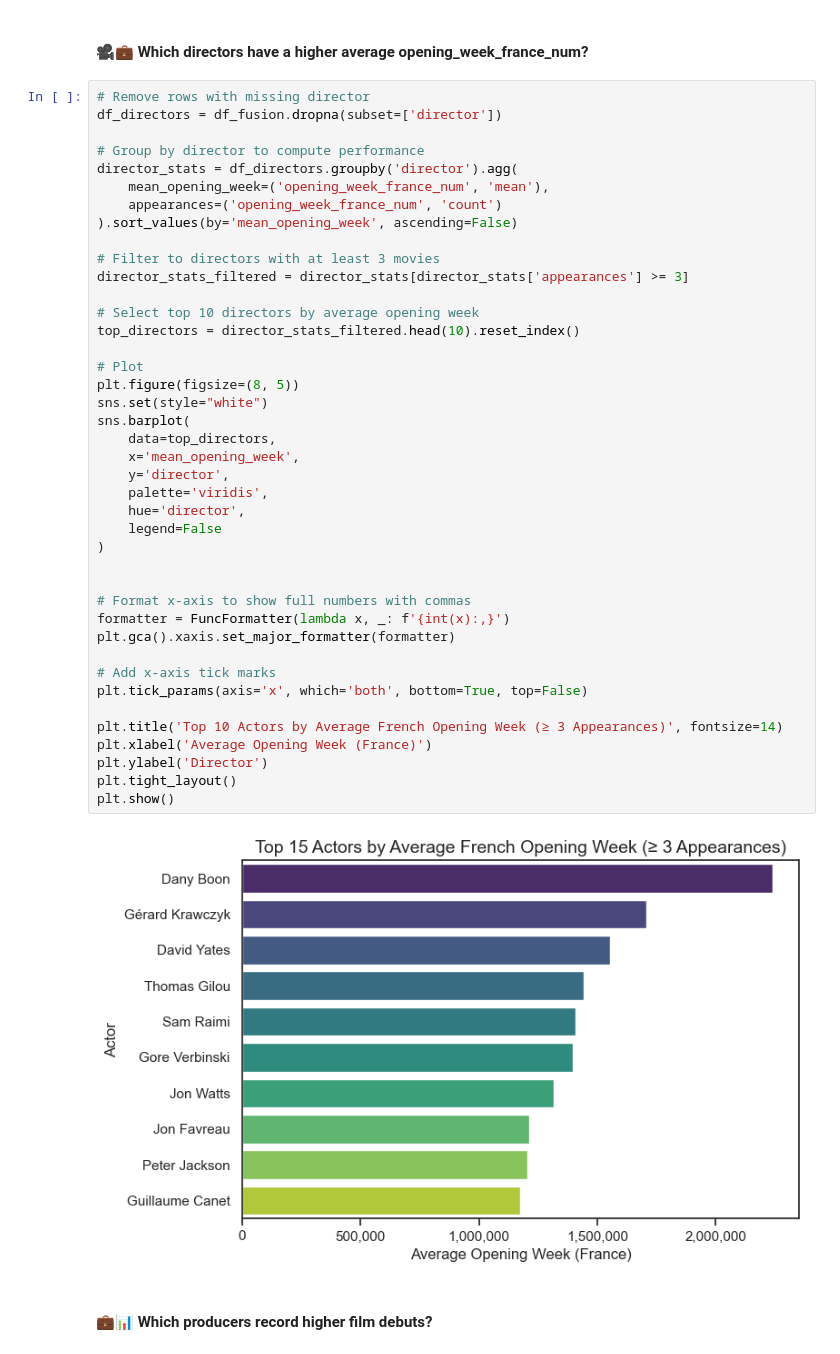
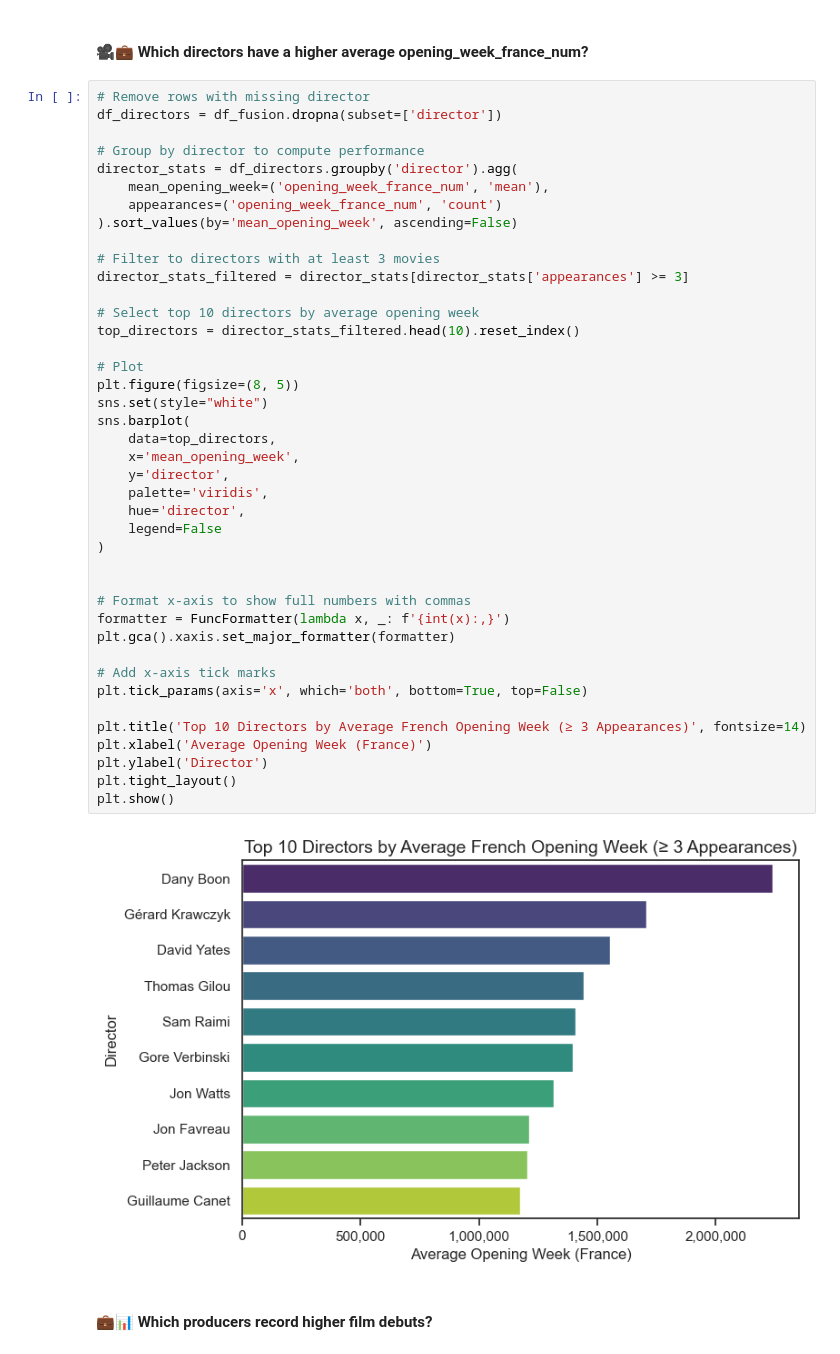
Before and after one commit to MichAdebayo/new-is-always-better, a Jupyter notebook: machine_learning/allocine_analysis.ipynb, the cells around one changed output. Cells and saved outputs as stored; diff of their text form.

```diff
--- a/machine_learning/allocine_analysis.ipynb
+++ b/machine_learning/allocine_analysis.ipynb
@@ -1025,35 +1018,35 @@ director_stats = df_directors.groupby('director').agg(
 director_stats_filtered = director_stats[director_stats['appearances'] >= 3]
 
 # Select top 10 directors by average opening week
 top_directors = director_stats_filtered.head(10).reset_index()
 
 # Plot
 plt.figure(figsize=(8, 5))
 sns.set(style="white")
 sns.barplot(
     data=top_directors,
     x='mean_opening_week',
     y='director',
     palette='viridis',
     hue='director',
     legend=False
 )
 
 
 # Format x-axis to show full numbers with commas
 formatter = FuncFormatter(lambda x, _: f'{int(x):,}')
 plt.gca().xaxis.set_major_formatter(formatter)
 
 # Add x-axis tick marks
 plt.tick_params(axis='x', which='both', bottom=True, top=False)
 
-plt.title('Top 10 Actors by Average French Opening Week (≥ 3 Appearances)', fontsize=14)
+plt.title('Top 10 Directors by Average French Opening Week (≥ 3 Appearances)', fontsize=14)
 plt.xlabel('Average Opening Week (France)')
 plt.ylabel('Director')
 plt.tight_layout()
 plt.show()
 # %% [output]
-[figure, old version]
+[figure, new version]
 # %% [markdown]
 #### 💼📊 Which producers record higher film debuts?
 # %%
```
Also changed, not shown: parts of 44 cells of this notebook, 1 other file.
